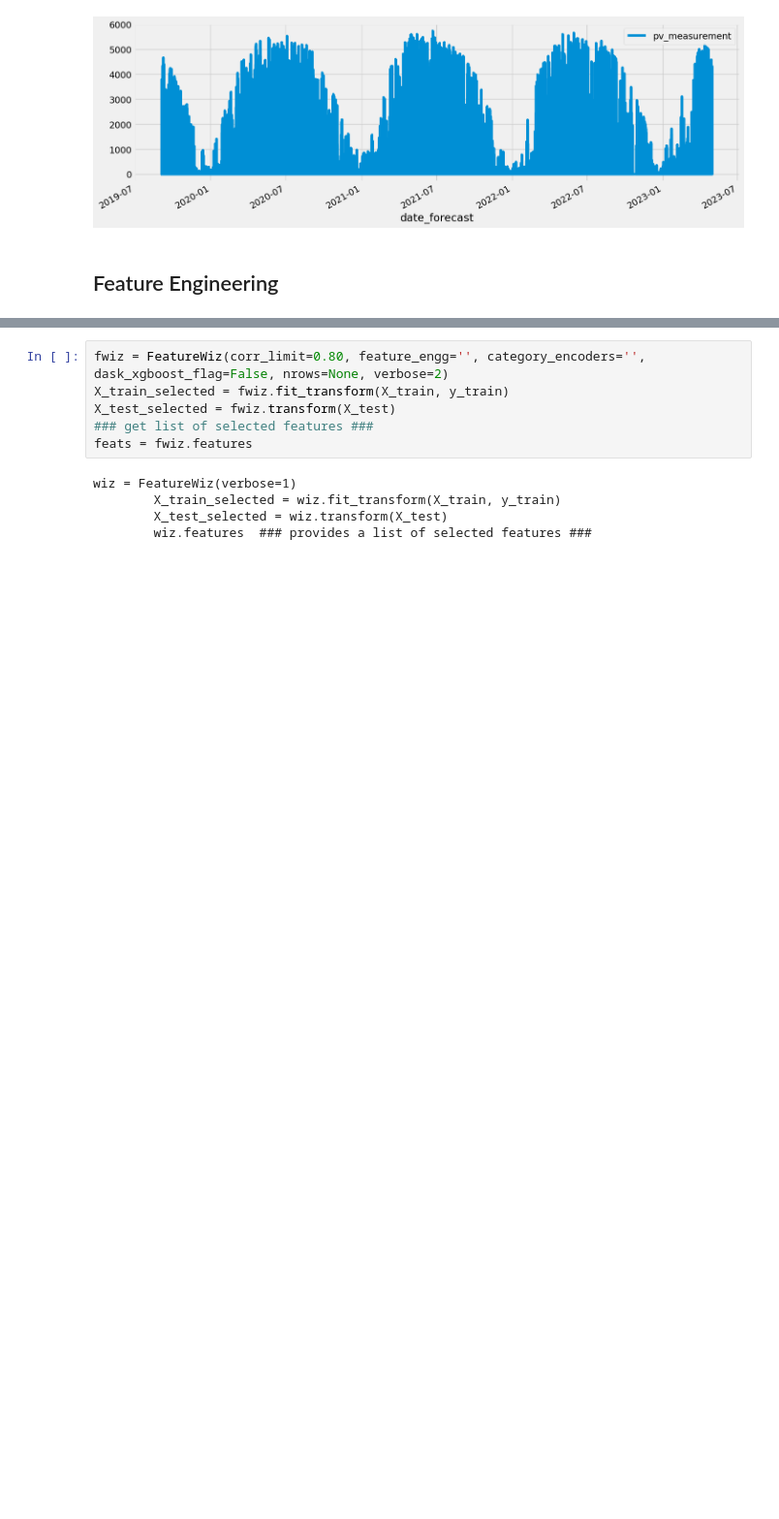
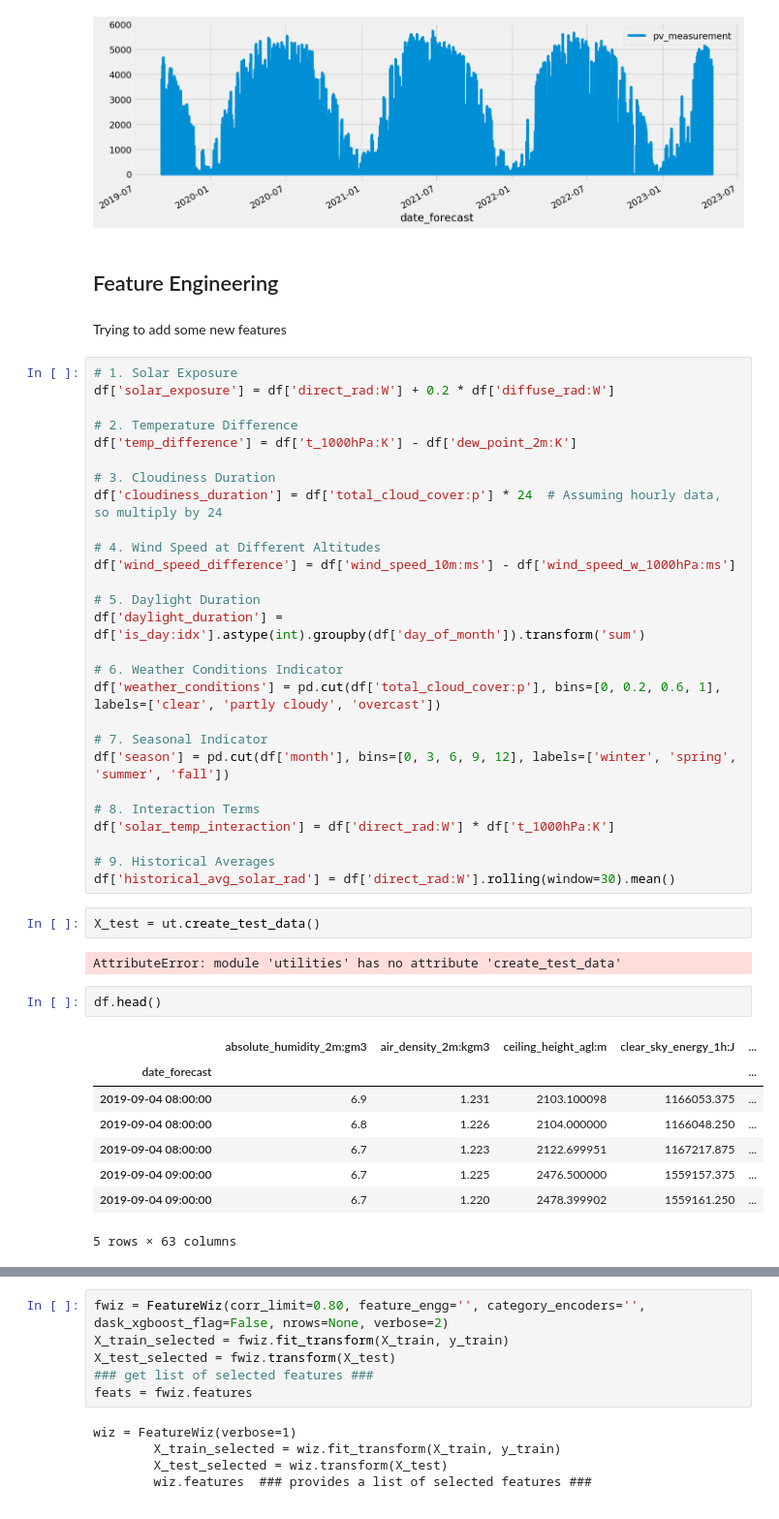
Before and after one commit to stinkyElias/TDT4173-ML, a Jupyter notebook: feature_engineering.ipynb, the cells around one changed output, grey strips where cells are left out. Shown: that part at 97% size. Cells and saved outputs as stored; diff of their text form; blank space fills up the shorter version.

```diff
--- a/feature_engineering.ipynb
+++ b/feature_engineering.ipynb
@@ -52,5 +51,49 @@ df.plot(y='pv_measurement', figsize=(15, 5))
 [figure]
 # %% [markdown]
 ## Feature Engineering
+# %% [markdown]
+Trying to add some new features
+# %%
+# 1. Solar Exposure
+df['solar_exposure'] = df['direct_rad:W'] + 0.2 * df['diffuse_rad:W']
+
+# 2. Temperature Difference
+df['temp_difference'] = df['t_1000hPa:K'] - df['dew_point_2m:K']
+
+# 3. Cloudiness Duration
+df['cloudiness_duration'] = df['total_cloud_cover:p'] * 24  # Assuming hourly data, so multiply by 24
+
+# 4. Wind Speed at Different Altitudes
+df['wind_speed_difference'] = df['wind_speed_10m:ms'] - df['wind_speed_w_1000hPa:ms']
+
+# 5. Daylight Duration
+df['daylight_duration'] = df['is_day:idx'].astype(int).groupby(df['day_of_month']).transform('sum')
+
+# 6. Weather Conditions Indicator
+df['weather_conditions'] = pd.cut(df['total_cloud_cover:p'], bins=[0, 0.2, 0.6, 1], labels=['clear', 'partly cloudy', 'overcast'])
+
+# 7. Seasonal Indicator
+df['season'] = pd.cut(df['month'], bins=[0, 3, 6, 9, 12], labels=['winter', 'spring', 'summer', 'fall'])
+
+# 8. Interaction Terms
+df['solar_temp_interaction'] = df['direct_rad:W'] * df['t_1000hPa:K']
+
+# 9. Historical Averages
+df['historical_avg_solar_rad'] = df['direct_rad:W'].rolling(window=30).mean()
+# %%
+X_test = ut.create_test_data()
+# %% [output]
+AttributeError: module 'utilities' has no attribute 'create_test_data'
+# %%
+df.head()
+# %% [output]
+|  | absolute_humidity_2m:gm3 | air_density_2m:kgm3 | ceiling_height_agl:m | clear_sky_energy_1h:J | ... |
+| date_forecast |  |  |  |  | ... |
+| 2019-09-04 08:00:00 | 6.9 | 1.231 | 2103.100098 | 1166053.375 | ... |
+| 2019-09-04 08:00:00 | 6.8 | 1.226 | 2104.000000 | 1166048.250 | ... |
+| 2019-09-04 08:00:00 | 6.7 | 1.223 | 2122.699951 | 1167217.875 | ... |
+| 2019-09-04 09:00:00 | 6.7 | 1.225 | 2476.500000 | 1559157.375 | ... |
+| 2019-09-04 09:00:00 | 6.7 | 1.220 | 2478.399902 | 1559161.250 | ... |
+5 rows × 63 columns
 # %%
 FEATURES = list(df.columns)
```
Also changed, not shown: parts of 2 cells of this notebook, 1 other file.
